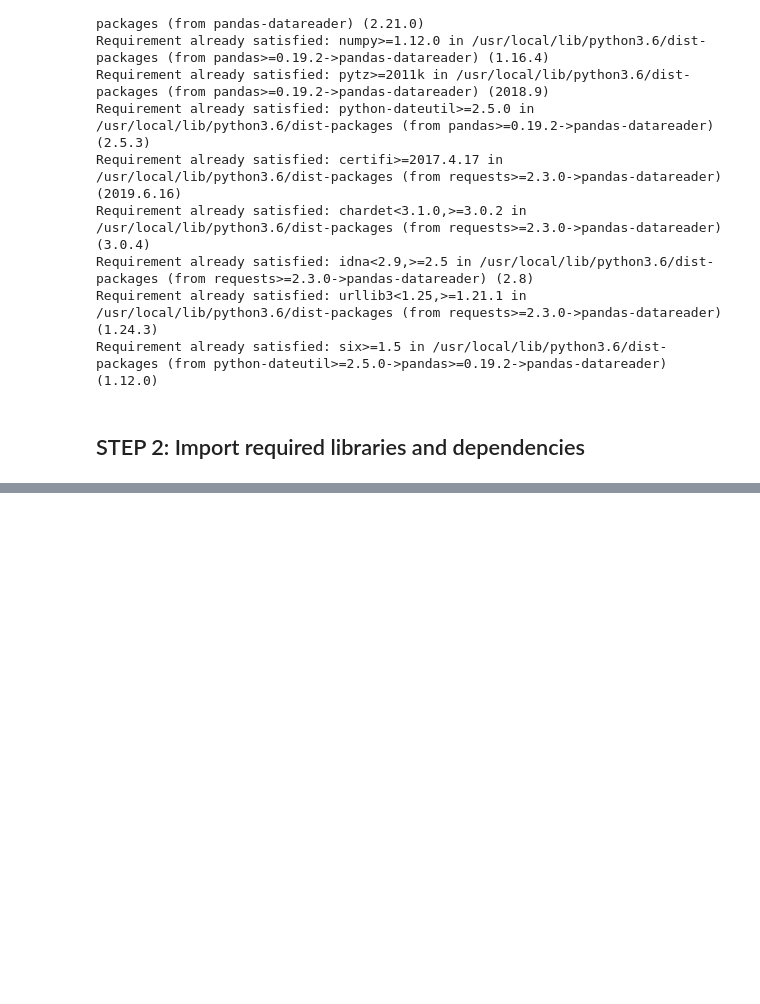
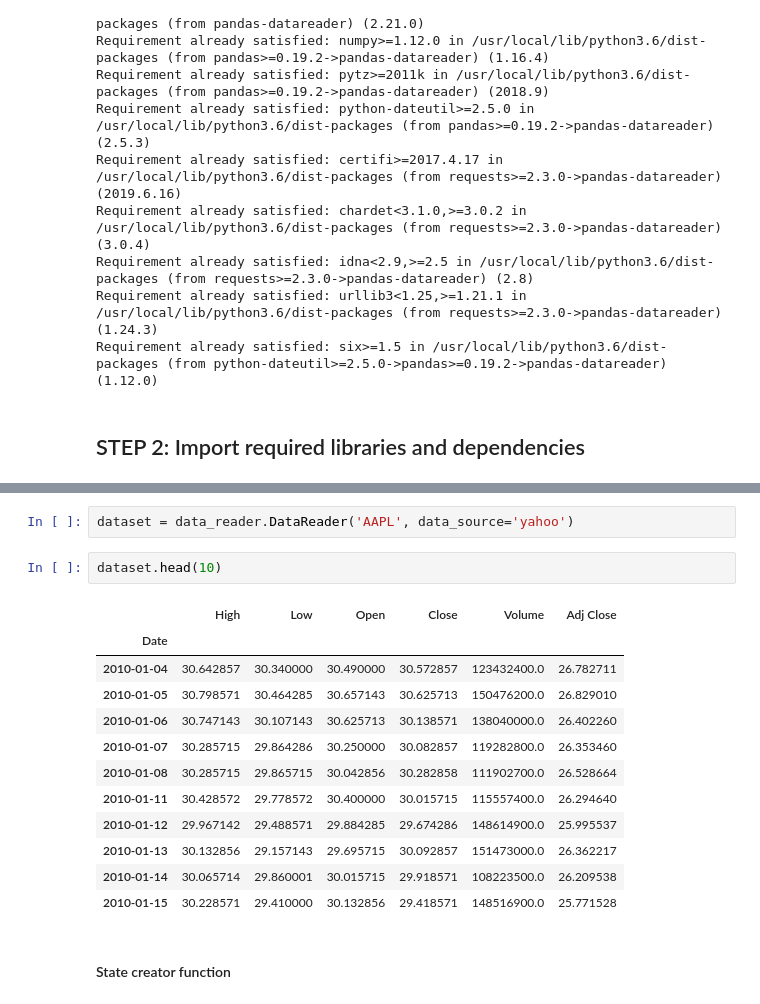
Before and after one commit to ramakrishnamekala129/deep_reinforcement_learning_stock_trading_bot, a Jupyter notebook: deep_reinforcement_learning_stock_trading_bot.ipynb, the cells around one changed output, grey strips where cells are left out. Saved outputs shown, nothing was run; the diff lists cells and outputs as text; blank space fills up the shorter version.

```diff
--- a/deep_reinforcement_learning_stock_trading_bot.ipynb
+++ b/deep_reinforcement_learning_stock_trading_bot.ipynb
@@ -103,0 +242,19 @@ class AI_Trader():
+# %%
+dataset = data_reader.DataReader('AAPL', data_source='yahoo')
+# %%
+dataset.head(10)
+# %% [output]
+|  | High | Low | Open | Close | Volume | Adj Close |
+| Date |  |  |  |  |  |  |
+| 2010-01-04 | 30.642857 | 30.340000 | 30.490000 | 30.572857 | 123432400.0 | 26.782711 |
+| 2010-01-05 | 30.798571 | 30.464285 | 30.657143 | 30.625713 | 150476200.0 | 26.829010 |
+| 2010-01-06 | 30.747143 | 30.107143 | 30.625713 | 30.138571 | 138040000.0 | 26.402260 |
+| 2010-01-07 | 30.285715 | 29.864286 | 30.250000 | 30.082857 | 119282800.0 | 26.353460 |
+| 2010-01-08 | 30.285715 | 29.865715 | 30.042856 | 30.282858 | 111902700.0 | 26.528664 |
+| 2010-01-11 | 30.428572 | 29.778572 | 30.400000 | 30.015715 | 115557400.0 | 26.294640 |
+| 2010-01-12 | 29.967142 | 29.488571 | 29.884285 | 29.674286 | 148614900.0 | 25.995537 |
+| 2010-01-13 | 30.132856 | 29.157143 | 29.695715 | 30.092857 | 151473000.0 | 26.362217 |
+| 2010-01-14 | 30.065714 | 29.860001 | 30.015715 | 29.918571 | 108223500.0 | 26.209538 |
+| 2010-01-15 | 30.228571 | 29.410000 | 30.132856 | 29.418571 | 148516900.0 | 25.771528 |
+# %% [markdown]
+#### State creator function
```
Also changed, not shown: parts of 25 cells of this notebook.
